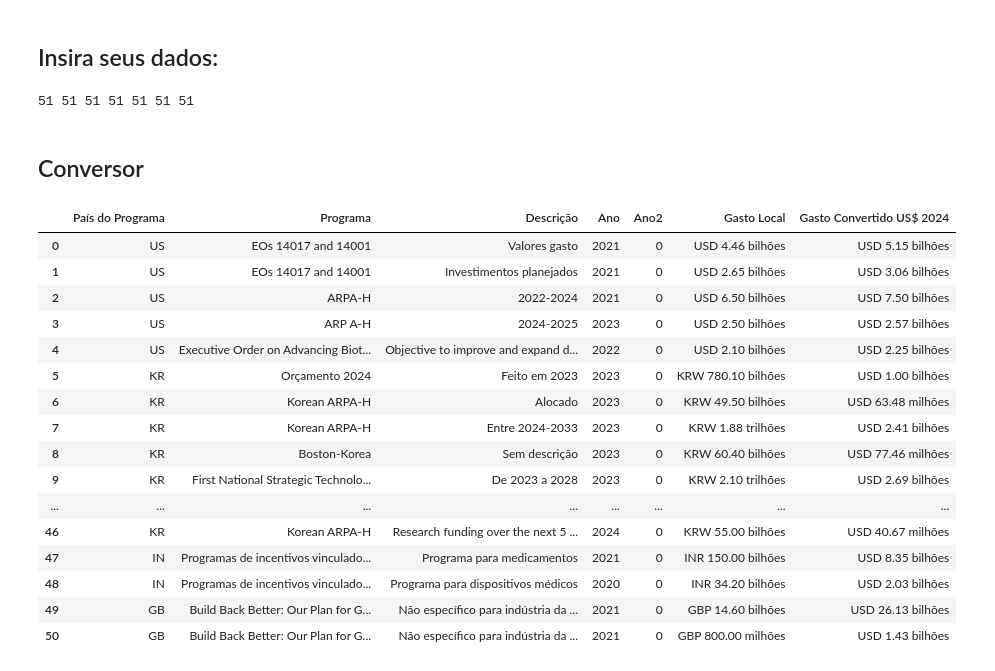
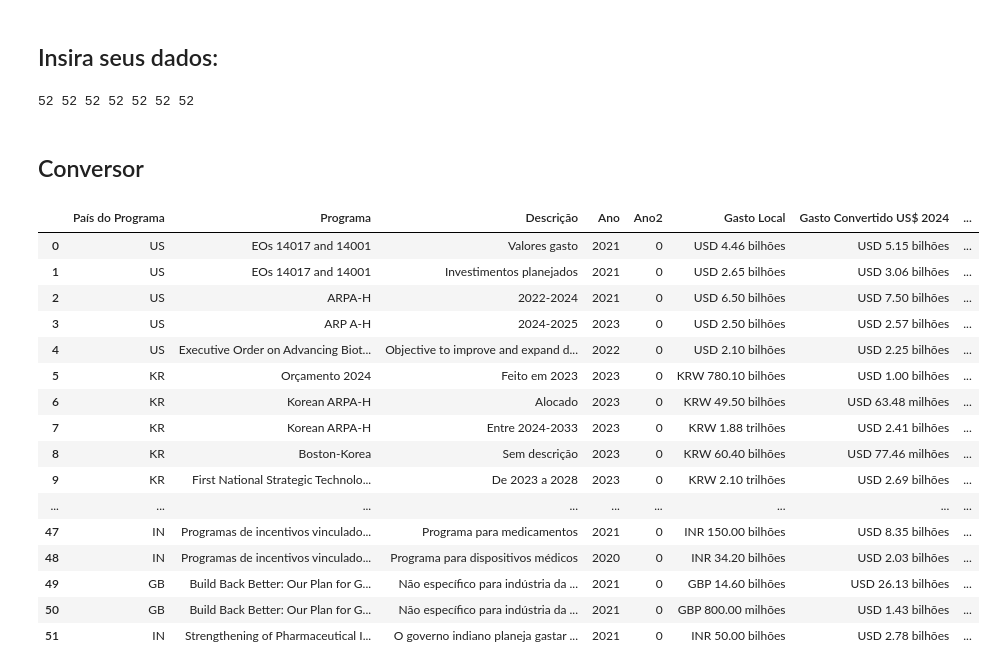
Before and after one commit to arthur-kt/PPP-Intertemporal-Converter, a Jupyter notebook: PPP_converter.ipynb, the cells around one changed output. Cells and saved outputs as stored; diff of their text form; code cells hidden in the pictures.

```diff
--- a/PPP_converter.ipynb
+++ b/PPP_converter.ipynb
@@ -211,6 +211,7 @@ dados = {
              'IN', #49
              'GB', #50
              'GB', #51
+             'IN', #52
              ],  # Usando códigos ISO2 dos países
 
         'País do Programa': ['US',  #1
@@ -264,6 +265,7 @@ dados = {
              'IN', #49
              'GB', #50
              'GB', #51
+             'IN', #52
              ],  # Usando códigos ISO2 dos países
 
     'Ano': [2021,  #1
@@ -317,6 +319,7 @@ dados = {
             2020, #49
             2021, #50
             2021, #51
+            2021, #52
             ],
 
    'Ano2': [0,  #1
@@ -370,6 +373,7 @@ dados = {
             0, #49
             0, #50
             0, #51
+            0, #52
             ],
 
     'Gasto_Local': [4460000000,  #1
@@ -423,6 +427,7 @@ dados = {
                     34200000000, #49
                     14600000000, #50
                     800000000, #51
+                    50000000000, #52
                     ],  # Gasto em moeda local
 
     'Programa': ['EOs 14017 and 14001',  #1
@@ -476,6 +481,7 @@ dados = {
                  'Programas de incentivos vinculados (PLI)', #49
                  'Build Back Better: Our Plan for Growth and Innovation', #50
                  'Build Back Better: Our Plan for Growth and Innovation', #51
+                 'Strengthening of Pharmaceutical Industry Scheme', #52
                  ],  # Nomes dos programas
 
     'Descrição': ['Valores gasto',  #1
@@ -529,6 +535,7 @@ dados = {
                   'Programa para dispositivos médicos', #49
                   'Não específico para indústria da saúde: government investment in R&D in 2021-22', #50
                   'Não específico para indústria da saúde: funding for the Advanced Research & Invention Agency (ARIA)', #51
+                  'O governo indiano planeja gastar no programa National Policy on R&D and Innovation in the PharmaMedTech Sector in India', #52
                   ]  # Descrições dos programas
 }
 
@@ -543,34 +550,34 @@ len(dados['Gasto_Local']))
 
 df = pd.DataFrame(dados)
 # %% [output]
-51 51 51 51 51 51 51
+52 52 52 52 52 52 52
 # %% [markdown]
 ## Conversor
 # %%
 # Aplicar a função para cada linha no DataFrame
 df['Gasto_Convertido_Dolar_2024'] = df.apply(converter_para_dolar_corrente, axis=1)
 
 # Aplicar as novas funções para as colunas 'Gasto_Local' e 'Gasto_Convertido_Dolar_2024'
 df['Gasto Local'] = df.apply(lambda row: formatar_valor_moeda_local(row['Gasto_Local'], row['País_Moeda']), axis=1)
 df['Gasto Convertido US$ 2024'] = df['Gasto_Convertido_Dolar_2024'].apply(formatar_valor_dolar)
 
 # Exibir o DataFrame com as colunas formatadas
-df[['País do Programa', 'Programa', 'Descrição', 'Ano', 'Ano2', 'Gasto Local', 'Gasto Convertido US$ 2024']]
+df[['País do Programa', 'Programa', 'Descrição', 'Ano', 'Ano2', 'Gasto Local', 'Gasto Convertido US$ 2024', 'Gasto_Local','Gasto_Convertido_Dolar_2024']]
 # %% [output]
-|  | País do Programa | Programa | Descrição | Ano | Ano2 | Gasto Local | Gasto Convertido US$ 2024 |
-| 0 | US | EOs 14017 and 14001 | Valores gasto | 2021 | 0 | USD 4.46 bilhões | USD 5.15 bilhões |
-| 1 | US | EOs 14017 and 14001 | Investimentos planejados | 2021 | 0 | USD 2.65 bilhões | USD 3.06 bilhões |
-| 2 | US | ARPA-H | 2022-2024 | 2021 | 0 | USD 6.50 bilhões | USD 7.50 bilhões |
-| 3 | US | ARP A-H | 2024-2025 | 2023 | 0 | USD 2.50 bilhões | USD 2.57 bilhões |
-| 4 | US | Executive Order on Advancing Biot... | Objective to improve and expand d... | 2022 | 0 | USD 2.10 bilhões | USD 2.25 bilhões |
-| 5 | KR | Orçamento 2024 | Feito em 2023 | 2023 | 0 | KRW 780.10 bilhões | USD 1.00 bilhões |
-| 6 | KR | Korean ARPA-H | Alocado | 2023 | 0 | KRW 49.50 bilhões | USD 63.48 milhões |
-| 7 | KR | Korean ARPA-H | Entre 2024-2033 | 2023 | 0 | KRW 1.88 trilhões | USD 2.41 bilhões |
-| 8 | KR | Boston-Korea | Sem descrição | 2023 | 0 | KRW 60.40 bilhões | USD 77.46 milhões |
-| 9 | KR | First National Strategic Technolo... | De 2023 a 2028 | 2023 | 0 | KRW 2.10 trilhões | USD 2.69 bilhões |
-| ... | ... | ... | ... | ... | ... | ... | ... |
-| 46 | KR | Korean ARPA-H | Research funding over the next 5 ... | 2024 | 0 | KRW 55.00 bilhões | USD 40.67 milhões |
-| 47 | IN | Programas de incentivos vinculado... | Programa para medicamentos | 2021 | 0 | INR 150.00 bilhões | USD 8.35 bilhões |
-| 48 | IN | Programas de incentivos vinculado... | Programa para dispositivos médicos | 2020 | 0 | INR 34.20 bilhões | USD 2.03 bilhões |
-| 49 | GB | Build Back Better: Our Plan for G... | Não específico para indústria da ... | 2021 | 0 | GBP 14.60 bilhões | USD 26.13 bilhões |
-| 50 | GB | Build Back Better: Our Plan for G... | Não específico para indústria da ... | 2021 | 0 | GBP 800.00 milhões | USD 1.43 bilhões |
+|  | País do Programa | Programa | Descrição | Ano | Ano2 | Gasto Local | Gasto Convertido US$ 2024 | ... |
+| 0 | US | EOs 14017 and 14001 | Valores gasto | 2021 | 0 | USD 4.46 bilhões | USD 5.15 bilhões | ... |
+| 1 | US | EOs 14017 and 14001 | Investimentos planejados | 2021 | 0 | USD 2.65 bilhões | USD 3.06 bilhões | ... |
+| 2 | US | ARPA-H | 2022-2024 | 2021 | 0 | USD 6.50 bilhões | USD 7.50 bilhões | ... |
+| 3 | US | ARP A-H | 2024-2025 | 2023 | 0 | USD 2.50 bilhões | USD 2.57 bilhões | ... |
+| 4 | US | Executive Order on Advancing Biot... | Objective to improve and expand d... | 2022 | 0 | USD 2.10 bilhões | USD 2.25 bilhões | ... |
+| 5 | KR | Orçamento 2024 | Feito em 2023 | 2023 | 0 | KRW 780.10 bilhões | USD 1.00 bilhões | ... |
+| 6 | KR | Korean ARPA-H | Alocado | 2023 | 0 | KRW 49.50 bilhões | USD 63.48 milhões | ... |
+| 7 | KR | Korean ARPA-H | Entre 2024-2033 | 2023 | 0 | KRW 1.88 trilhões | USD 2.41 bilhões | ... |
+| 8 | KR | Boston-Korea | Sem descrição | 2023 | 0 | KRW 60.40 bilhões | USD 77.46 milhões | ... |
+| 9 | KR | First National Strategic Technolo... | De 2023 a 2028 | 2023 | 0 | KRW 2.10 trilhões | USD 2.69 bilhões | ... |
+| ... | ... | ... | ... | ... | ... | ... | ... | ... |
+| 47 | IN | Programas de incentivos vinculado... | Programa para medicamentos | 2021 | 0 | INR 150.00 bilhões | USD 8.35 bilhões | ... |
+| 48 | IN | Programas de incentivos vinculado... | Programa para dispositivos médicos | 2020 | 0 | INR 34.20 bilhões | USD 2.03 bilhões | ... |
+| 49 | GB | Build Back Better: Our Plan for G... | Não específico para indústria da ... | 2021 | 0 | GBP 14.60 bilhões | USD 26.13 bilhões | ... |
+| 50 | GB | Build Back Better: Our Plan for G... | Não específico para indústria da ... | 2021 | 0 | GBP 800.00 milhões | USD 1.43 bilhões | ... |
+| 51 | IN | Strengthening of Pharmaceutical I... | O governo indiano planeja gastar ... | 2021 | 0 | INR 50.00 bilhões | USD 2.78 bilhões | ... |
```
